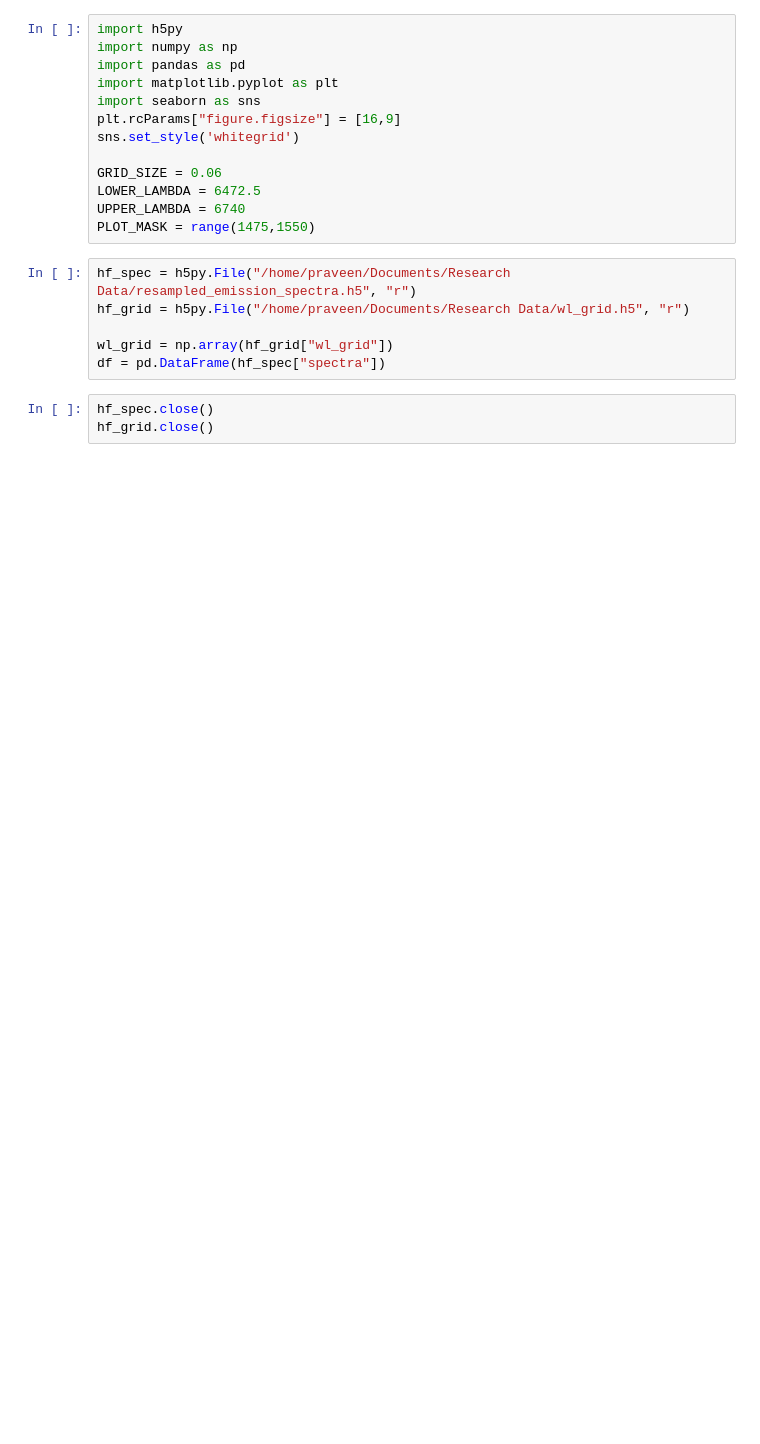
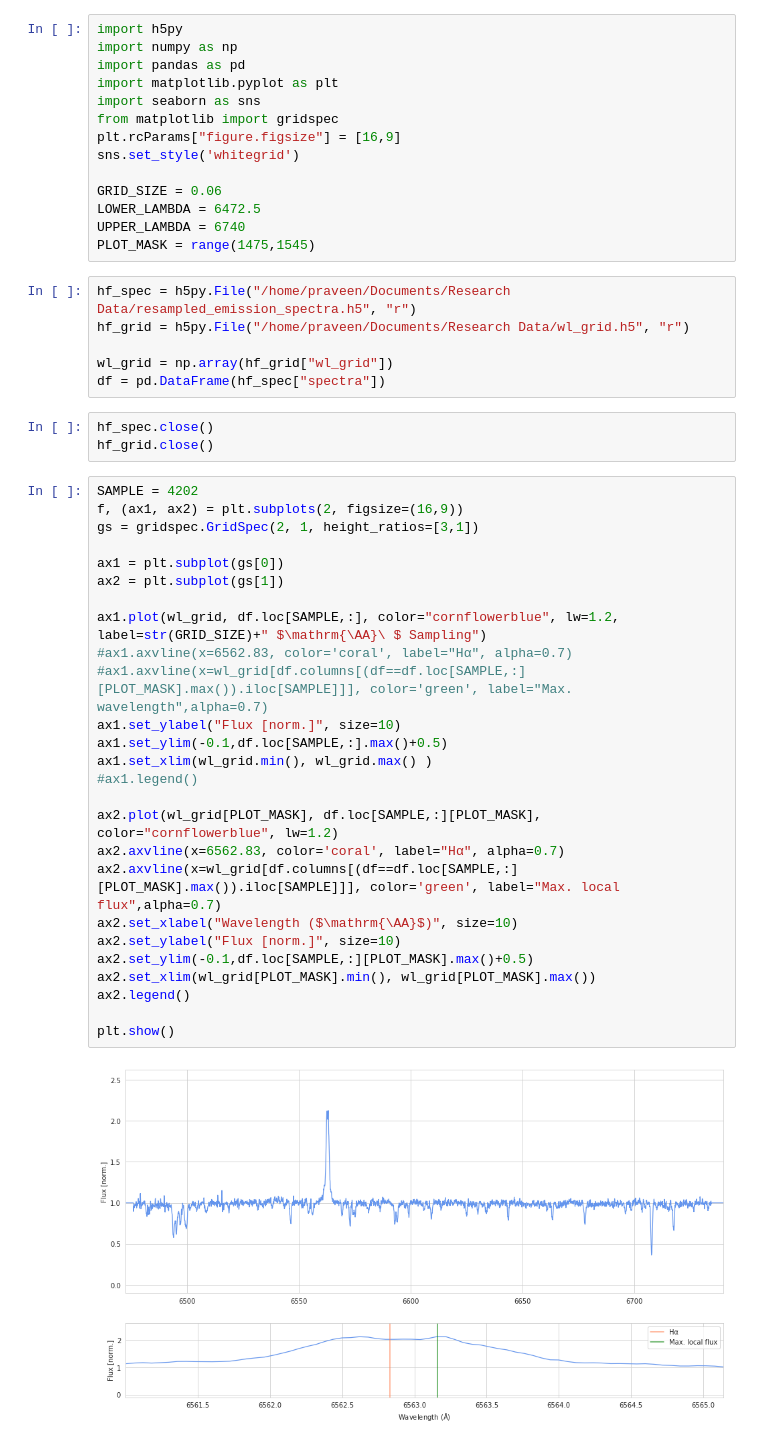
Before and after one commit to PravNJ/PCT-stars-GALAH, a Jupyter notebook: visualise-spectra.ipynb, the cells around one changed output. Drawn from its saved outputs; the diff is of its cells as text; blank space fills up the shorter version.

Commit message:
local maxima comparison to Hα

```diff
--- a/visualise-spectra.ipynb
+++ b/visualise-spectra.ipynb
@@ -4,13 +4,14 @@ import numpy as np
 import pandas as pd
 import matplotlib.pyplot as plt
 import seaborn as sns
+from matplotlib import gridspec
 plt.rcParams["figure.figsize"] = [16,9]
 sns.set_style('whitegrid')
 
 GRID_SIZE = 0.06
 LOWER_LAMBDA = 6472.5
 UPPER_LAMBDA = 6740
-PLOT_MASK = range(1475,1550)
+PLOT_MASK = range(1475,1545)
 # %%
 hf_spec = h5py.File("/home/praveen/Documents/Research Data/resampled_emission_spectra.h5", "r")
 hf_grid = h5py.File("/home/praveen/Documents/Research Data/wl_grid.h5", "r")
@@ -20,3 +21,31 @@ df = pd.DataFrame(hf_spec["spectra"])
 # %%
 hf_spec.close()
 hf_grid.close()
+# %%
+SAMPLE = 4202
+f, (ax1, ax2) = plt.subplots(2, figsize=(16,9))
+gs = gridspec.GridSpec(2, 1, height_ratios=[3,1])
+
+ax1 = plt.subplot(gs[0])
+ax2 = plt.subplot(gs[1])
+
+ax1.plot(wl_grid, df.loc[SAMPLE,:], color="cornflowerblue", lw=1.2, label=str(GRID_SIZE)+" $\mathrm{\AA}\ $ Sampling")
+#ax1.axvline(x=6562.83, color='coral', label="Hα", alpha=0.7)
+#ax1.axvline(x=wl_grid[df.columns[(df==df.loc[SAMPLE,:][PLOT_MASK].max()).iloc[SAMPLE]]], color='green', label="Max. wavelength",alpha=0.7)
+ax1.set_ylabel("Flux [norm.]", size=10)
+ax1.set_ylim(-0.1,df.loc[SAMPLE,:].max()+0.5)
+ax1.set_xlim(wl_grid.min(), wl_grid.max() )
+#ax1.legend()
+
+ax2.plot(wl_grid[PLOT_MASK], df.loc[SAMPLE,:][PLOT_MASK], color="cornflowerblue", lw=1.2)
+ax2.axvline(x=6562.83, color='coral', label="Hα", alpha=0.7)
+ax2.axvline(x=wl_grid[df.columns[(df==df.loc[SAMPLE,:][PLOT_MASK].max()).iloc[SAMPLE]]], color='green', label="Max. local flux",alpha=0.7)
+ax2.set_xlabel("Wavelength ($\mathrm{\AA}$)", size=10)
+ax2.set_ylabel("Flux [norm.]", size=10)
+ax2.set_ylim(-0.1,df.loc[SAMPLE,:][PLOT_MASK].max()+0.5)
+ax2.set_xlim(wl_grid[PLOT_MASK].min(), wl_grid[PLOT_MASK].max())
+ax2.legend()
+
+plt.show()
+# %% [output]
+[figure, added]
```
Also changed, not shown: parts of 4 cells of this notebook, 2 other files.
